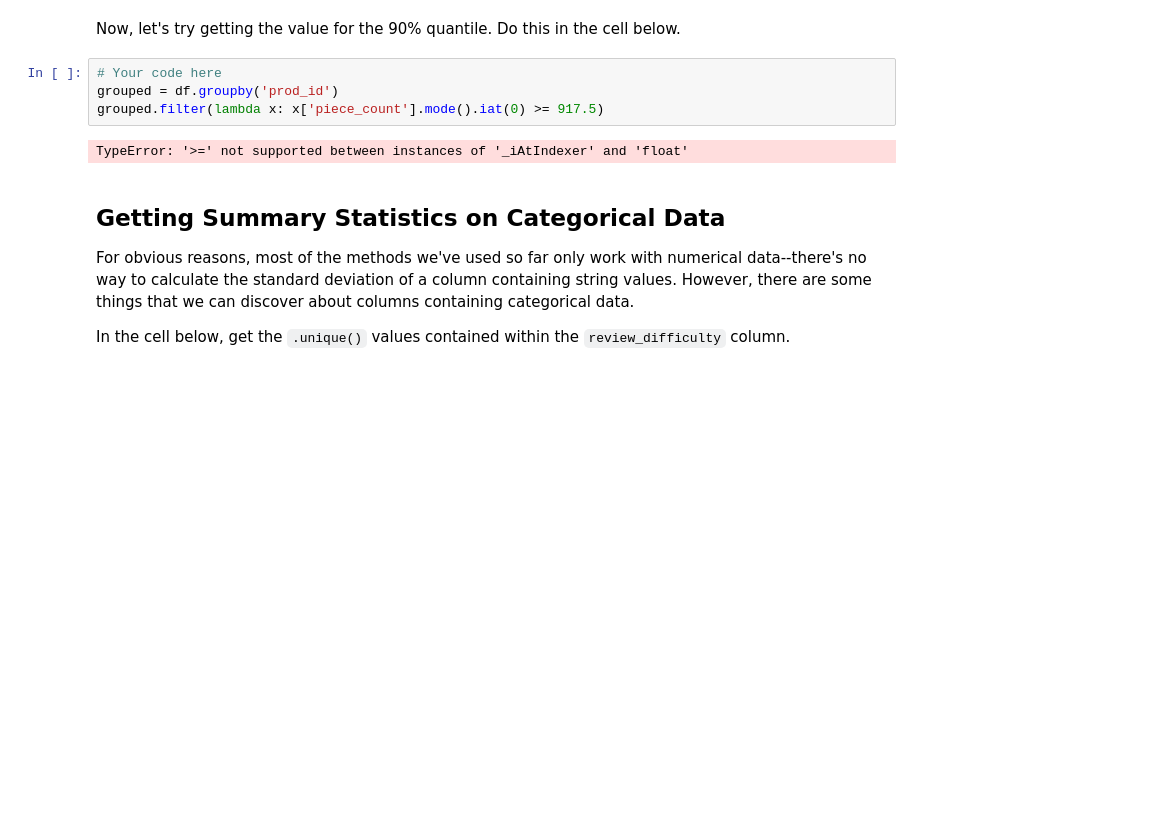
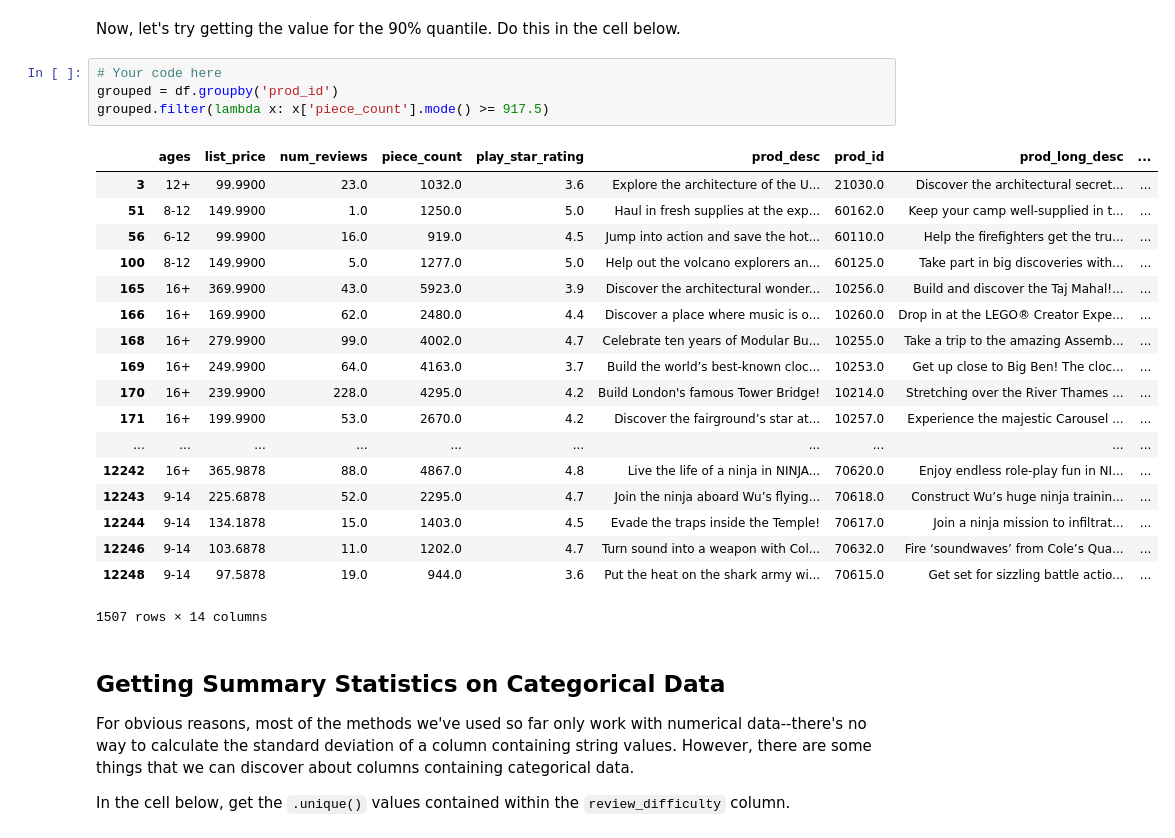
Before and after one commit to bgilroy26/dsc-statistical-methods-in-pandas-lab-nyc-ds-071519, a Jupyter notebook: index.ipynb, the cells around one changed output. Cells and saved outputs as stored; diff of their text form; blank space fills up the shorter version.

```diff
--- a/index.ipynb
+++ b/index.ipynb
@@ -161,9 +161,26 @@ Now, let's try getting the value for the 90% quantile.  Do this in the cell belo
 # %%
 # Your code here
 grouped = df.groupby('prod_id')
-grouped.filter(lambda x: x['piece_count'].mode().iat(0) >= 917.5)
+grouped.filter(lambda x: x['piece_count'].mode() >= 917.5)
 # %% [output]
+|  | ages | list_price | num_reviews | piece_count | play_star_rating | prod_desc | prod_id | prod_long_desc | ... |
+| 3 | 12+ | 99.9900 | 23.0 | 1032.0 | 3.6 | Explore the architecture of the U... | 21030.0 | Discover the architectural secret... | ... |
+| 51 | 8-12 | 149.9900 | 1.0 | 1250.0 | 5.0 | Haul in fresh supplies at the exp... | 60162.0 | Keep your camp well-supplied in t... | ... |
+| 56 | 6-12 | 99.9900 | 16.0 | 919.0 | 4.5 | Jump into action and save the hot... | 60110.0 | Help the firefighters get the tru... | ... |
+| 100 | 8-12 | 149.9900 | 5.0 | 1277.0 | 5.0 | Help out the volcano explorers an... | 60125.0 | Take part in big discoveries with... | ... |
+| 165 | 16+ | 369.9900 | 43.0 | 5923.0 | 3.9 | Discover the architectural wonder... | 10256.0 | Build and discover the Taj Mahal!... | ... |
+| 166 | 16+ | 169.9900 | 62.0 | 2480.0 | 4.4 | Discover a place where music is o... | 10260.0 | Drop in at the LEGO® Creator Expe... | ... |
+| 168 | 16+ | 279.9900 | 99.0 | 4002.0 | 4.7 | Celebrate ten years of Modular Bu... | 10255.0 | Take a trip to the amazing Assemb... | ... |
+| 169 | 16+ | 249.9900 | 64.0 | 4163.0 | 3.7 | Build the world’s best-known cloc... | 10253.0 | Get up close to Big Ben! The cloc... | ... |
+| 170 | 16+ | 239.9900 | 228.0 | 4295.0 | 4.2 | Build London's famous Tower Bridge! | 10214.0 | Stretching over the River Thames ... | ... |
+| 171 | 16+ | 199.9900 | 53.0 | 2670.0 | 4.2 | Discover the fairground’s star at... | 10257.0 | Experience the majestic Carousel ... | ... |
+| ... | ... | ... | ... | ... | ... | ... | ... | ... | ... |
+| 12242 | 16+ | 365.9878 | 88.0 | 4867.0 | 4.8 | Live the life of a ninja in NINJA... | 70620.0 | Enjoy endless role-play fun in NI... | ... |
+| 12243 | 9-14 | 225.6878 | 52.0 | 2295.0 | 4.7 | Join the ninja aboard Wu’s flying... | 70618.0 | Construct Wu’s huge ninja trainin... | ... |
+| 12244 | 9-14 | 134.1878 | 15.0 | 1403.0 | 4.5 | Evade the traps inside the Temple! | 70617.0 | Join a ninja mission to infiltrat... | ... |
+| 12246 | 9-14 | 103.6878 | 11.0 | 1202.0 | 4.7 | Turn sound into a weapon with Col... | 70632.0 | Fire ‘soundwaves’ from Cole’s Qua... | ... |
+| 12248 | 9-14 | 97.5878 | 19.0 | 944.0 | 3.6 | Put the heat on the shark army wi... | 70615.0 | Get set for sizzling battle actio... | ... |
-TypeError: '>=' not supported between instances of '_iAtIndexer' and 'float'
+1507 rows × 14 columns
 # %% [markdown]
 ## Getting Summary Statistics on Categorical Data
 
```
